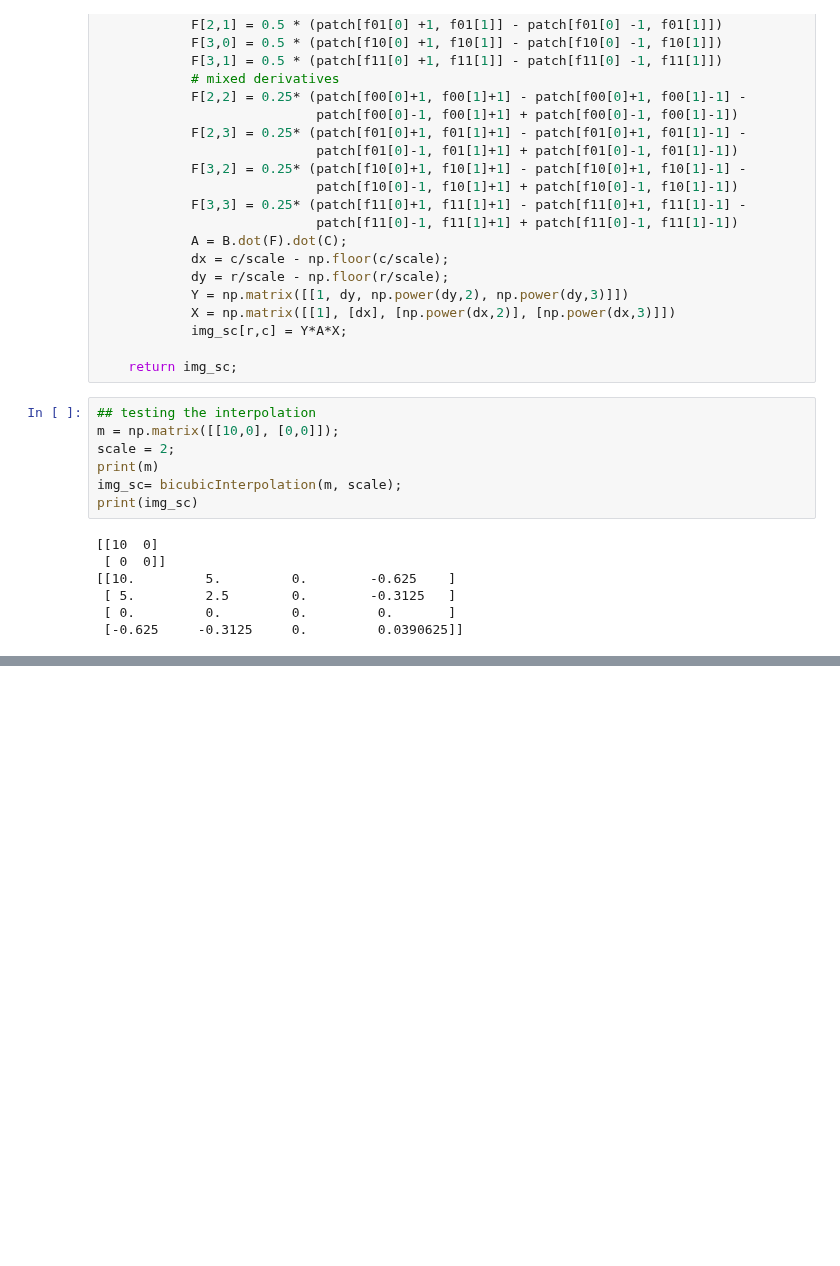
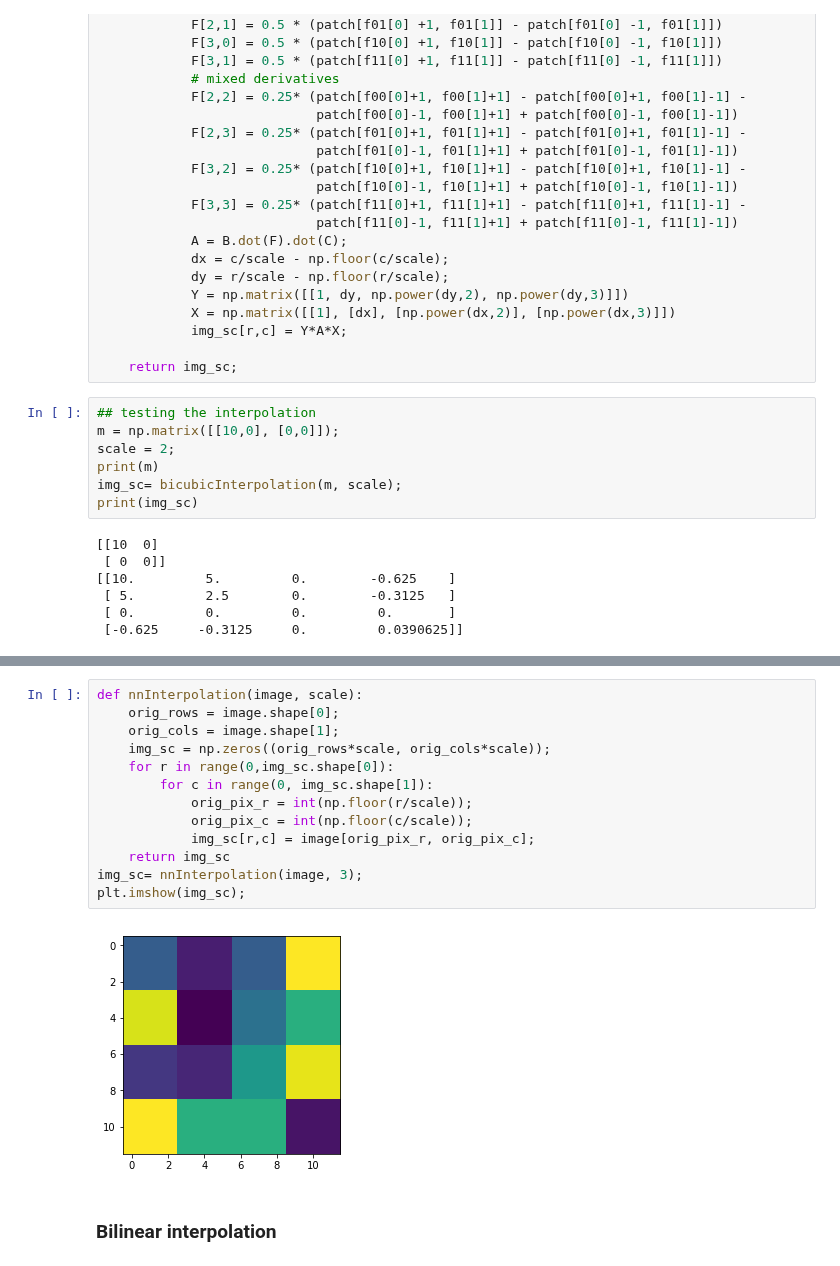
Before and after one commit to ovysotska/in_simple_english, a Jupyter notebook: Interpolation.ipynb, the cells around one changed output, grey strips where cells are left out. Saved outputs shown, nothing was run; the diff lists cells and outputs as text; blank space fills up the shorter version.

```diff
--- a/Interpolation.ipynb
+++ b/Interpolation.ipynb
@@ -329,0 +351,17 @@ print(img_sc)
+# %%
+def nnInterpolation(image, scale):
+    orig_rows = image.shape[0];
+    orig_cols = image.shape[1];
+    img_sc = np.zeros((orig_rows*scale, orig_cols*scale));
+    for r in range(0,img_sc.shape[0]):
+        for c in range(0, img_sc.shape[1]):
+            orig_pix_r = int(np.floor(r/scale));
+            orig_pix_c = int(np.floor(c/scale));
+            img_sc[r,c] = image[orig_pix_r, orig_pix_c];
+    return img_sc
+img_sc= nnInterpolation(image, 3);
+plt.imshow(img_sc);
+# %% [output]
+[figure, added]
+# %% [markdown]
+### Bilinear interpolation
```
Also changed, not shown: parts of 4 cells of this notebook.
